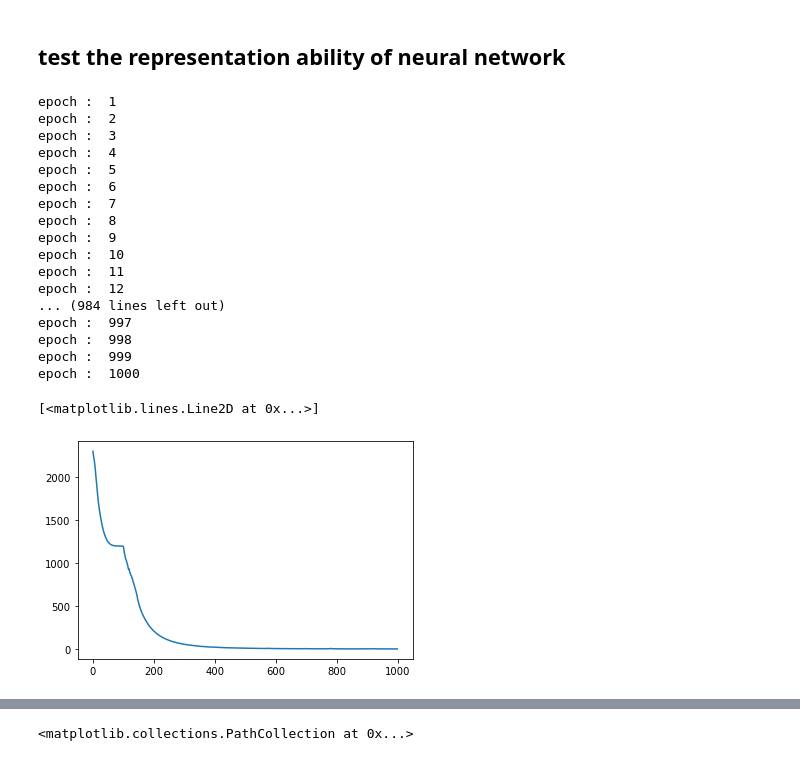
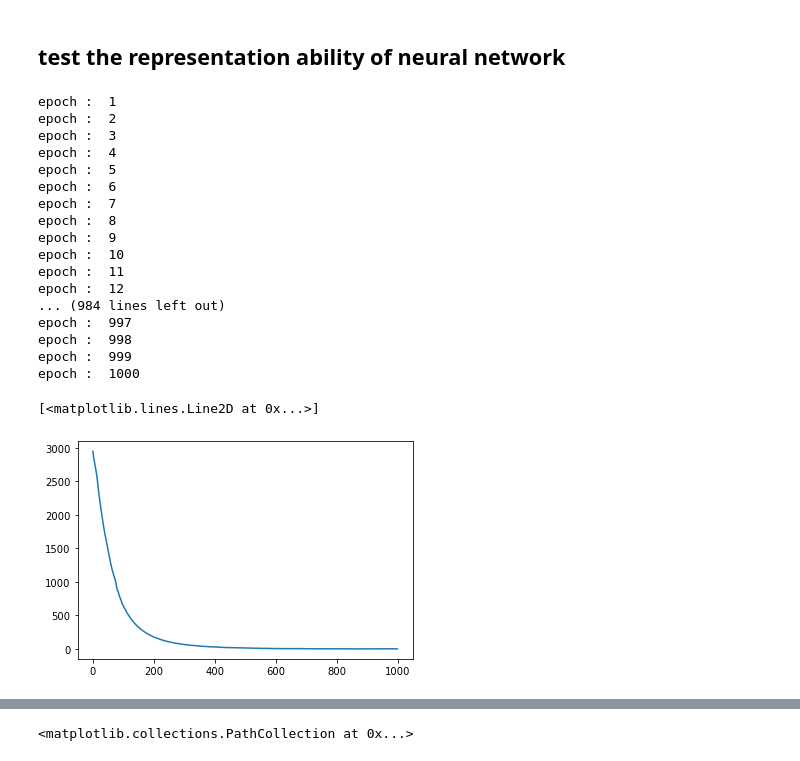
Before and after one commit to TurquoiseKitty/Insurance_Learning, a Jupyter notebook: drafts.ipynb, the cells around one changed output, grey strips where cells are left out. Cells and saved outputs as stored; diff of their text form; code cells hidden in the pictures.

```diff
--- a/drafts.ipynb
+++ b/drafts.ipynb
@@ -34,7 +34,7 @@ class basic_model(nn.Module):
         return out
 
 
-SAMPLE_AMOUNT = 10000
+SAMPLE_AMOUNT = 100
 NECK_LEN = 10
 ADAM_LR = 0.05
 EPOCHS = 1000
@@ -64,34 +64,34 @@ for epo in range(1,EPOCHS+1):
     print("epoch : ",epo)
     for step, (IN, TEST) in enumerate(train_loader):
         OUT = model(IN)
         loss = criterion(OUT,TEST)
         optimizer.zero_grad()
         loss.backward()
         optimizer.step()
 
         training_losses.append(loss.detach().item())
 
 plt.plot(training_losses)
 # %% [output]
 epoch :  1
 epoch :  2
 epoch :  3
 epoch :  4
 epoch :  5
 epoch :  6
 epoch :  7
 epoch :  8
 epoch :  9
 epoch :  10
 epoch :  11
 epoch :  12
 ... (984 lines left out)
 epoch :  997
 epoch :  998
 epoch :  999
 epoch :  1000
 [<matplotlib.lines.Line2D at 0x...>]
-[figure, old version]
+[figure, new version]
 # %%
 X = np.random.uniform(-10,10,1000)
 Y = model(torch.Tensor(np.expand_dims(X,axis=1))).detach().numpy().squeeze()
```
Also changed, not shown: parts of 1 cell of this notebook, 2 other files.
